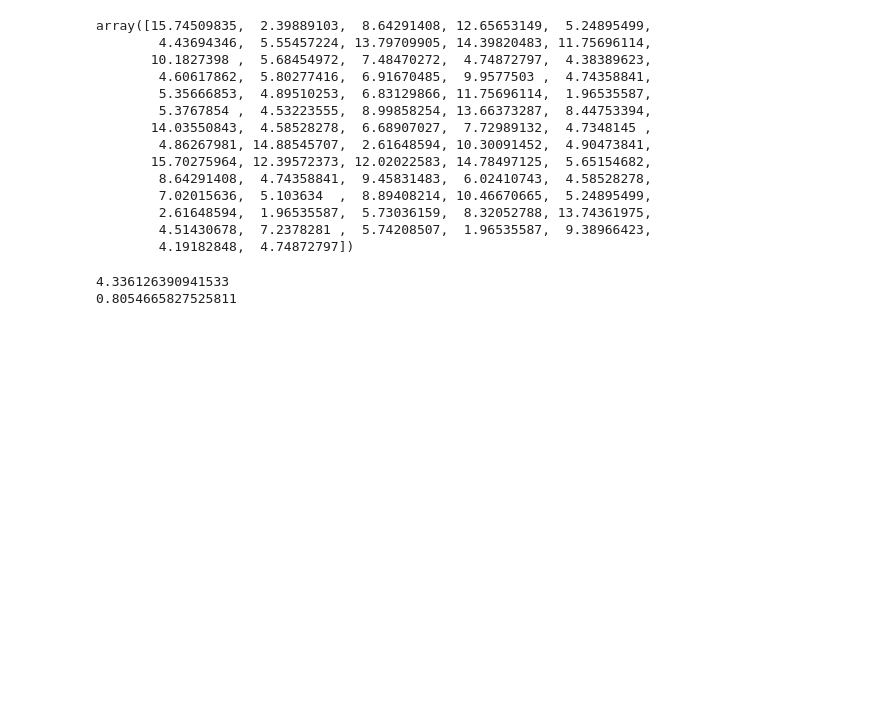
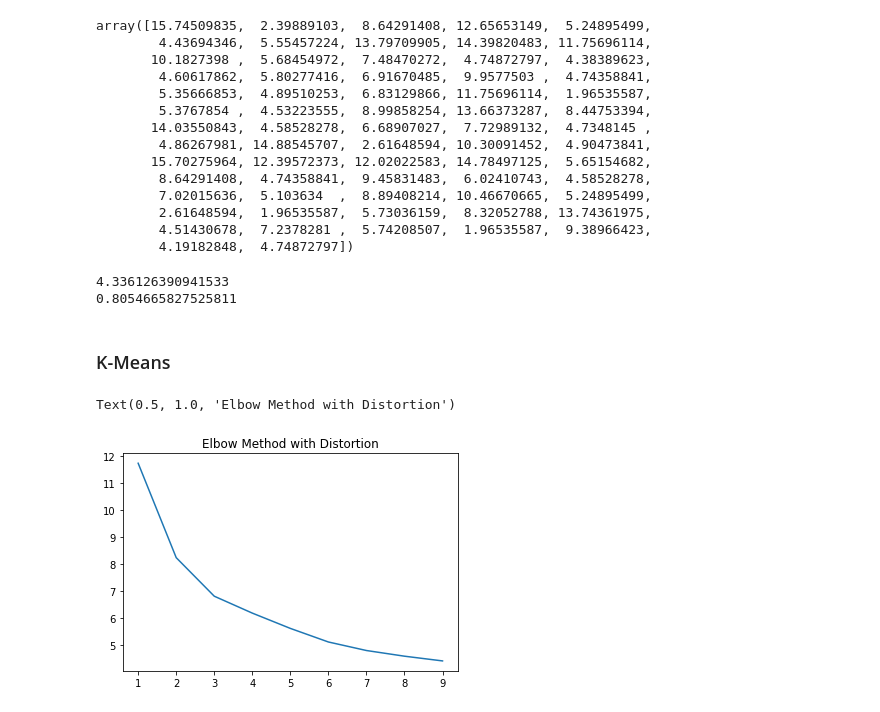
Before and after one commit to olesiam10/Homework, a Jupyter notebook: FinalProject/final_project.ipynb, the cells around one changed output. Drawn from its saved outputs; the diff is of its cells as text; code cells hidden in the pictures; blank space fills up the shorter version.

```diff
--- a/FinalProject/final_project.ipynb
+++ b/FinalProject/final_project.ipynb
@@ -253,3 +256,5 @@ print(r2_score(y_test, y_pred))
 # %% [output]
 4.336126390941533
 0.8054665827525811
+# %% [markdown]
+### K-Means
@@ -255,0 +264,24 @@ print(r2_score(y_test, y_pred))
+# %%
+X = clean2.drop('POSITIVITYRATE',axis=1)
+y = clean2['POSITIVITYRATE']
+# %%
+inertias = []
+distortions = []
+for k in range(1,10):
+    #build and fit the model
+    model = KMeans(n_clusters=k).fit(X)
+
+    #average of squared distance from cluster center to the data points
+    distortion = sum(np.min(cdist(X, model.cluster_centers_,
+                                  'euclidean'),axis =1))/X.shape[0]
+
+    distortions.append(distortion)
+
+    inertia = model.inertia_
+    inertias.append(inertia)
+# %%
+plt.plot(range(1,10),distortions)
+plt.title('Elbow Method with Distortion')
+# %% [output]
+Text(0.5, 1.0, 'Elbow Method with Distortion')
+[figure, added]
```
Also changed, not shown: parts of 12 cells of this notebook, 1 other file.
